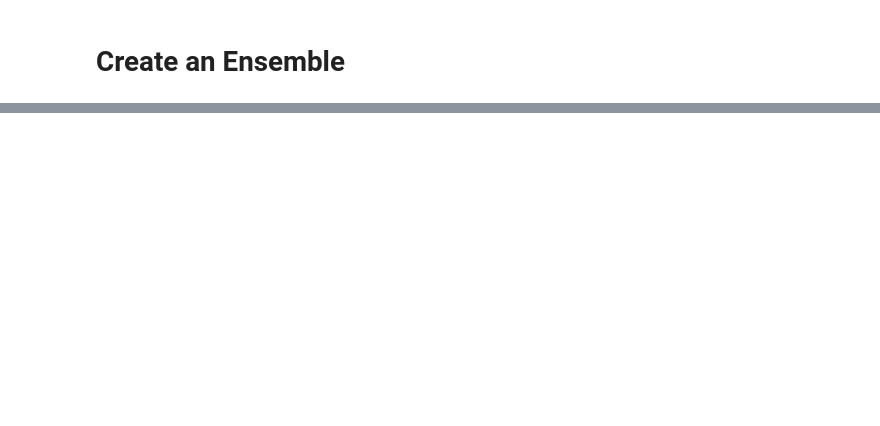
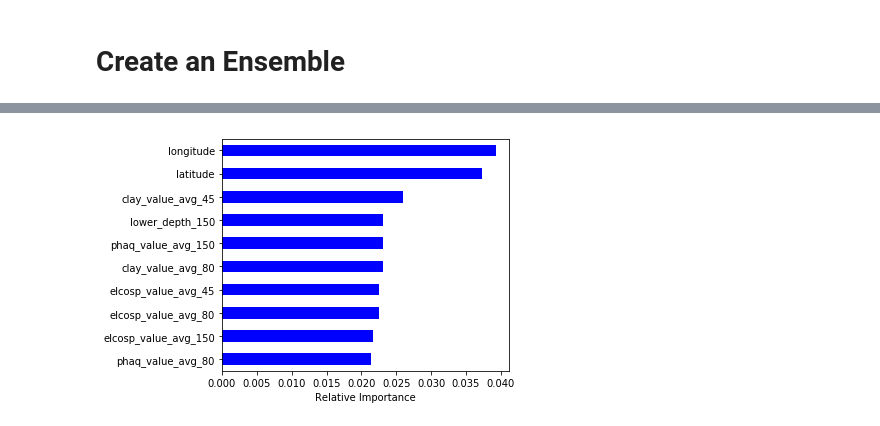
Before and after one commit to bgmartins/soil-classification, a Jupyter notebook: data_treatment/one_vs_all_rf.ipynb, the cells around one changed output, grey strips where cells are left out. Cells and saved outputs as stored; diff of their text form; code cells hidden in the pictures; blank space fills up the shorter version.

```diff
--- a/data_treatment/one_vs_all_rf.ipynb
+++ b/data_treatment/one_vs_all_rf.ipynb
@@ -51,14 +129,15 @@ y_test_binary = to_binary(y_test, 'Leptosols')
 Deleting Plinthosols with 6 occurrences
 Deleting Histosols with 10 occurrences
 # %%
-# Original RF
+# One VS All RF
 clf_RF = RandomForestClassifier(min_samples_split=6,
                                 n_estimators=1300, min_samples_leaf=2,
-                                oob_score=True, class_weight="balanced", n_jobs=2)
+                                oob_score=True, class_weight="balanced", n_jobs=-1)
 
-clf_RF.fit(X_train.drop('profile_id', axis=1), y_train)
+clf_RF.fit(X_train.drop('profile_id', axis=1), y_train_binary)
 
 preds_RF_val = clf_RF.predict(X_test.drop('profile_id', axis=1))
 
-print(cohen_kappa_score(preds_RF_val, y_test))
+print(cohen_kappa_score(preds_RF_val, y_test_binary))
+print(accuracy_score(preds_RF_val, y_test_binary))
 # %% [output]
@@ -66,12 +146,17 @@ print(cohen_kappa_score(preds_RF_val, y_test))
 # %%
-# One VS All RF
+# Original RF
 clf_RF = RandomForestClassifier(min_samples_split=6,
                                 n_estimators=1300, min_samples_leaf=2,
-                                oob_score=True, class_weight="balanced", n_jobs=2)
+                                oob_score=True, class_weight="balanced", n_jobs=-1)
 
-clf_RF.fit(X_train.drop('profile_id', axis=1), y_train_binary)
+clf_RF.fit(X_train.drop('profile_id', axis=1), y_train)
 
 preds_RF_val = clf_RF.predict(X_test.drop('profile_id', axis=1))
 
-print(cohen_kappa_score(preds_RF_val, y_test_binary))
+kappa = cohen_kappa_score(preds_RF_val, y_test)
+accuracy = accuracy_score(preds_RF_val, y_test)
+print(kappa)
+print(accuracy)
+
+results['General'] = {'Kappa': kappa, 'Accuracy': accuracy}
 # %% [output]
@@ -148,0 +319,14 @@ array([-0.93456948, -0.85811313, -0.47500972, -0.3608269 ,  0.02318173,
+# %%
+df_ = pd.DataFrame(X.drop('profile_id', axis=1).columns, columns=['feature'])
+df_['fscore'] = clf_RF.feature_importances_[:, ]
+df_.sort_values('fscore', ascending=False, inplace=True)
+df_ = df_[0:10]
+df_.sort_values('fscore', ascending=True, inplace=True)
+df_.plot(kind='barh', x='feature', y='fscore',
+         color='blue', legend=False)
+plt.xlabel('Relative Importance')
+plt.ylabel('')
+plt.tight_layout()
+plt.savefig('feature_importance.pdf')
+# %% [output]
+[figure, added]
```
Also changed, not shown: parts of 13 cells of this notebook, 8 other files.
